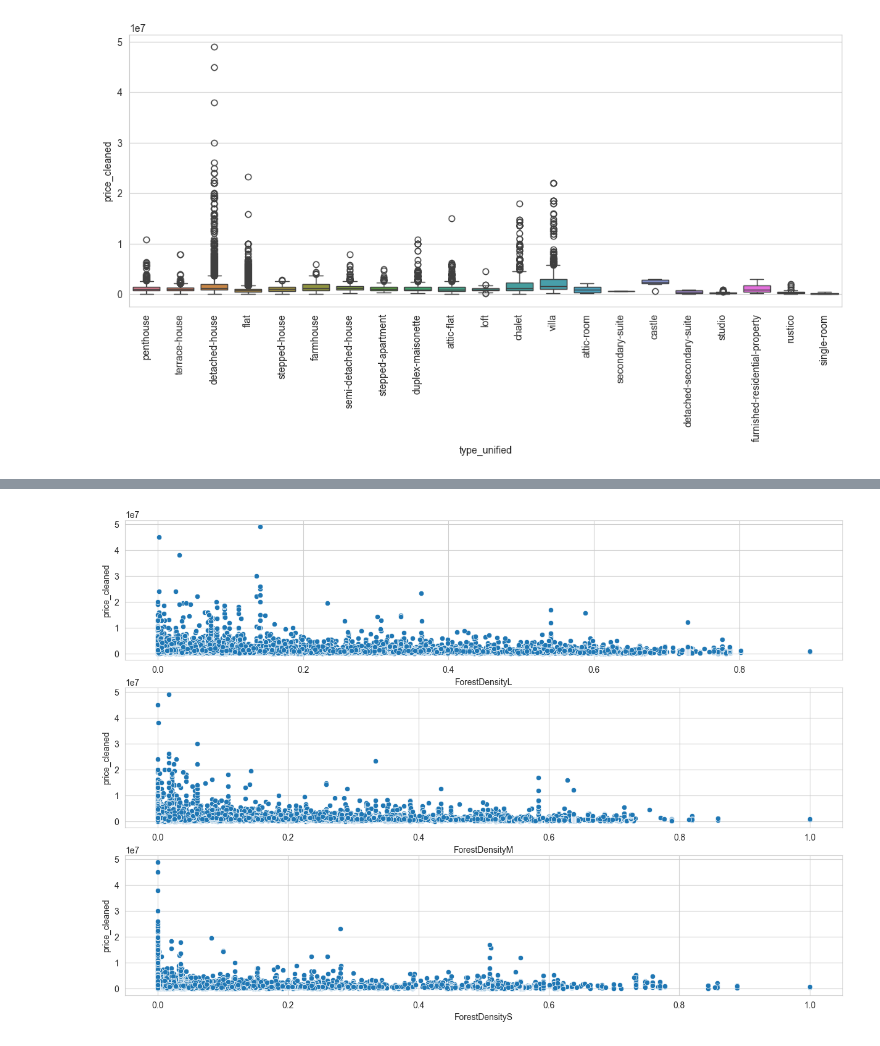
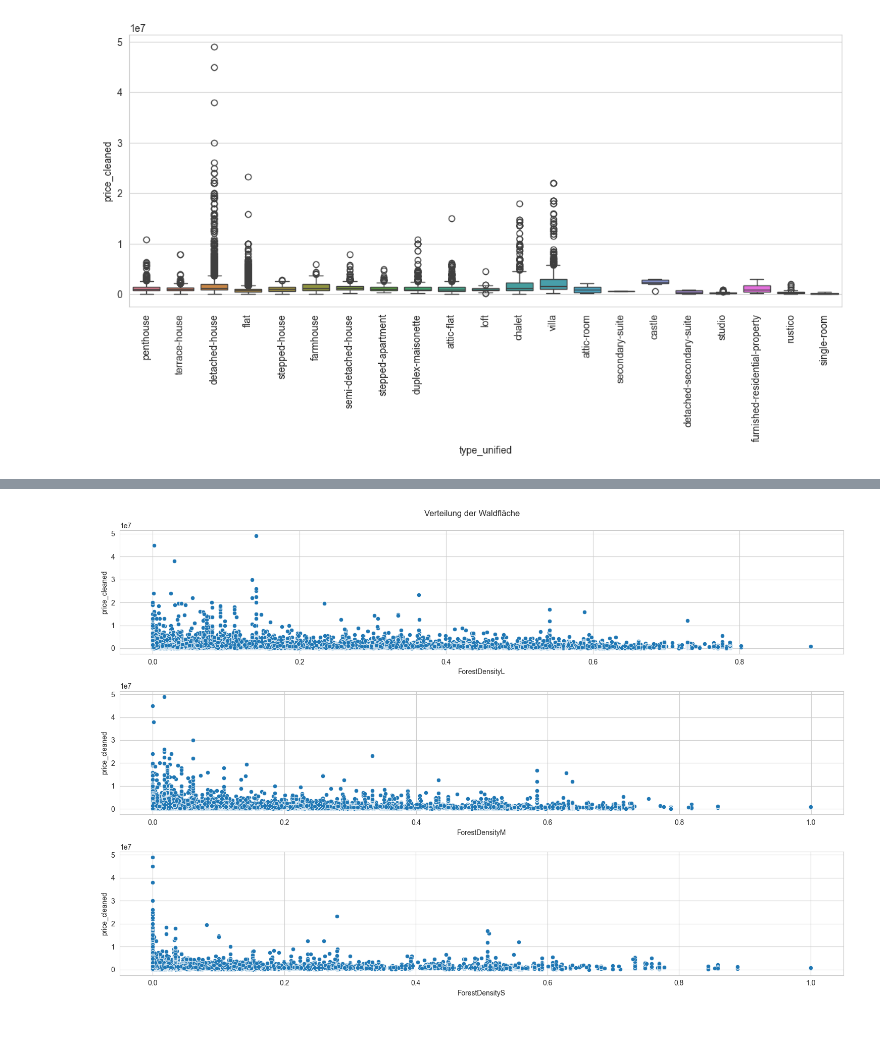
Before and after one commit to staldenhoefler/immo_challenge, a Jupyter notebook: notebooks/EDA.ipynb, the cells around one changed output, grey strips where cells are left out. Drawn from its saved outputs; the diff is of its cells as text; code cells hidden in the pictures.

Commit message:
- added plot titles

```diff
--- a/notebooks/EDA.ipynb
+++ b/notebooks/EDA.ipynb
@@ -835,9 +835,11 @@ flat                              10824
 Name: count, dtype: int64
 # %%
 fig, ax = plt.subplots(3, 1, figsize=(15, 10))
+plt.suptitle("Verteilung der Waldfläche")
 sns.scatterplot(data=df_clean, x="ForestDensityL", y="price_cleaned", ax=ax[0])
 sns.scatterplot(data=df_clean, x="ForestDensityM", y="price_cleaned", ax=ax[1])
 sns.scatterplot(data=df_clean, x="ForestDensityS", y="price_cleaned", ax=ax[2])
+plt.tight_layout()
 plt.show()
 # %% [output]
-[figure, old version]
+[figure, new version]
```
Also changed, not shown: parts of 18 cells of this notebook.
